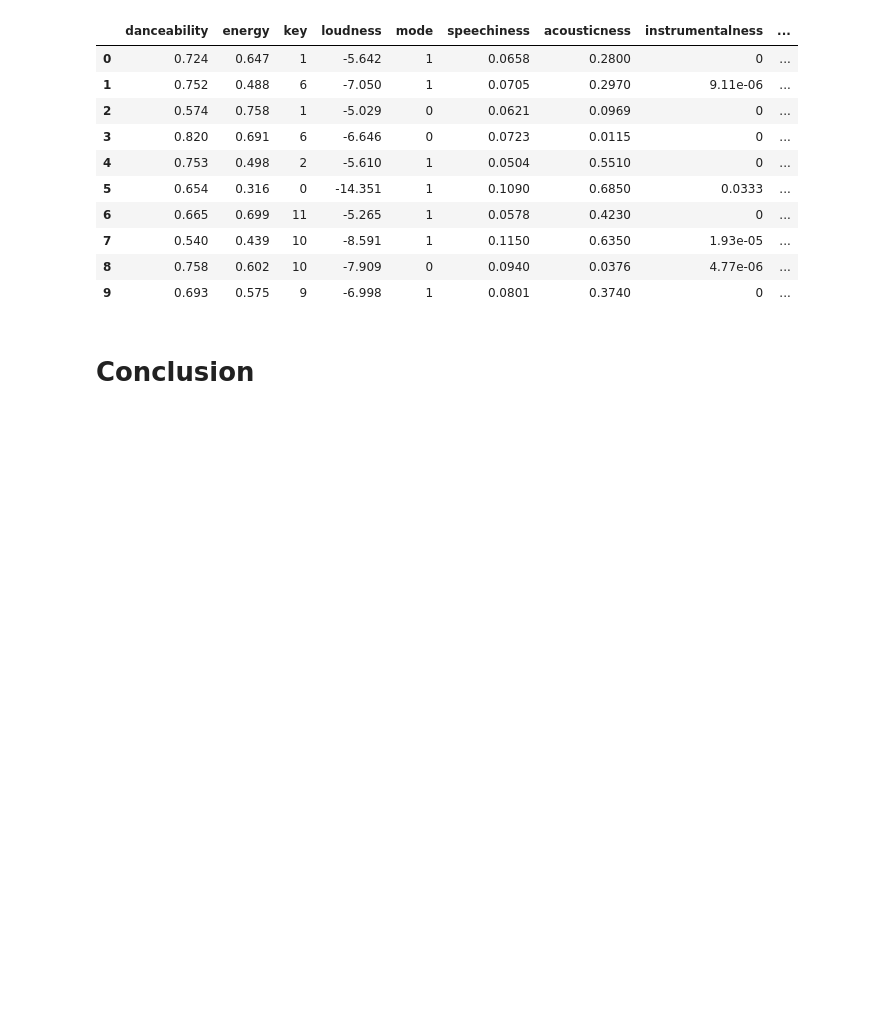
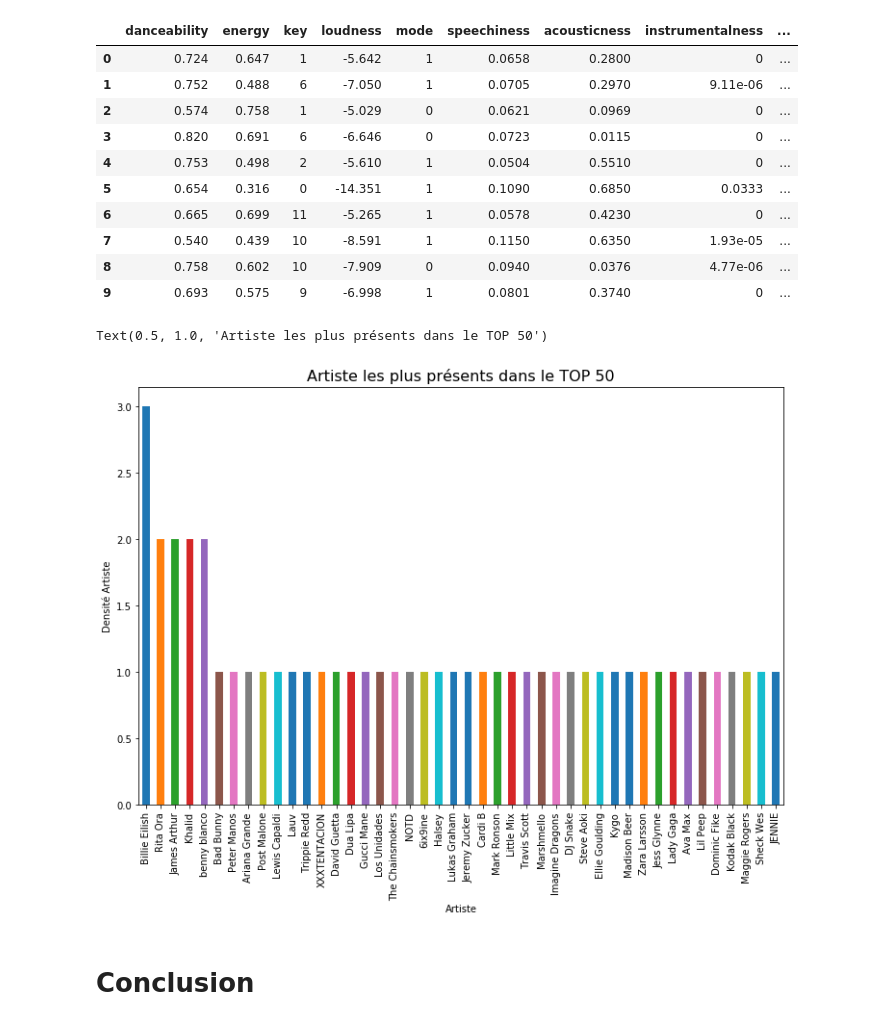
Before and after one commit to rreinette/BEAVERMATRIX, a Jupyter notebook: spotify/randy/Challenge_Data.ipynb, the cells around one changed output. Drawn from its saved outputs; the diff is of its cells as text; code cells hidden in the pictures; blank space fills up the shorter version.

```diff
--- a/spotify/randy/Challenge_Data.ipynb
+++ b/spotify/randy/Challenge_Data.ipynb
@@ -252,5 +262,14 @@ df.head(10)
 | 7 | 0.540 | 0.439 | 10 | -8.591 | 1 | 0.1150 | 0.6350 | 1.93e-05 | ... |
 | 8 | 0.758 | 0.602 | 10 | -7.909 | 0 | 0.0940 | 0.0376 | 4.77e-06 | ... |
 | 9 | 0.693 | 0.575 | 9 | -6.998 | 1 | 0.0801 | 0.3740 | 0 | ... |
+# %%
+plt.figure(figsize=(12,8))
+df["artist"].value_counts().plot('bar')
+plt.xlabel("Artiste")
+plt.ylabel("Densité Artiste")
+plt.title("Artiste les plus présents dans le TOP 50", fontsize = 16)
+# %% [output]
+Text(0.5, 1.0, 'Artiste les plus présents dans le TOP 50')
+[figure, added]
 # %% [markdown]
 # Conclusion
```
Also changed, not shown: parts of 3 cells of this notebook.
